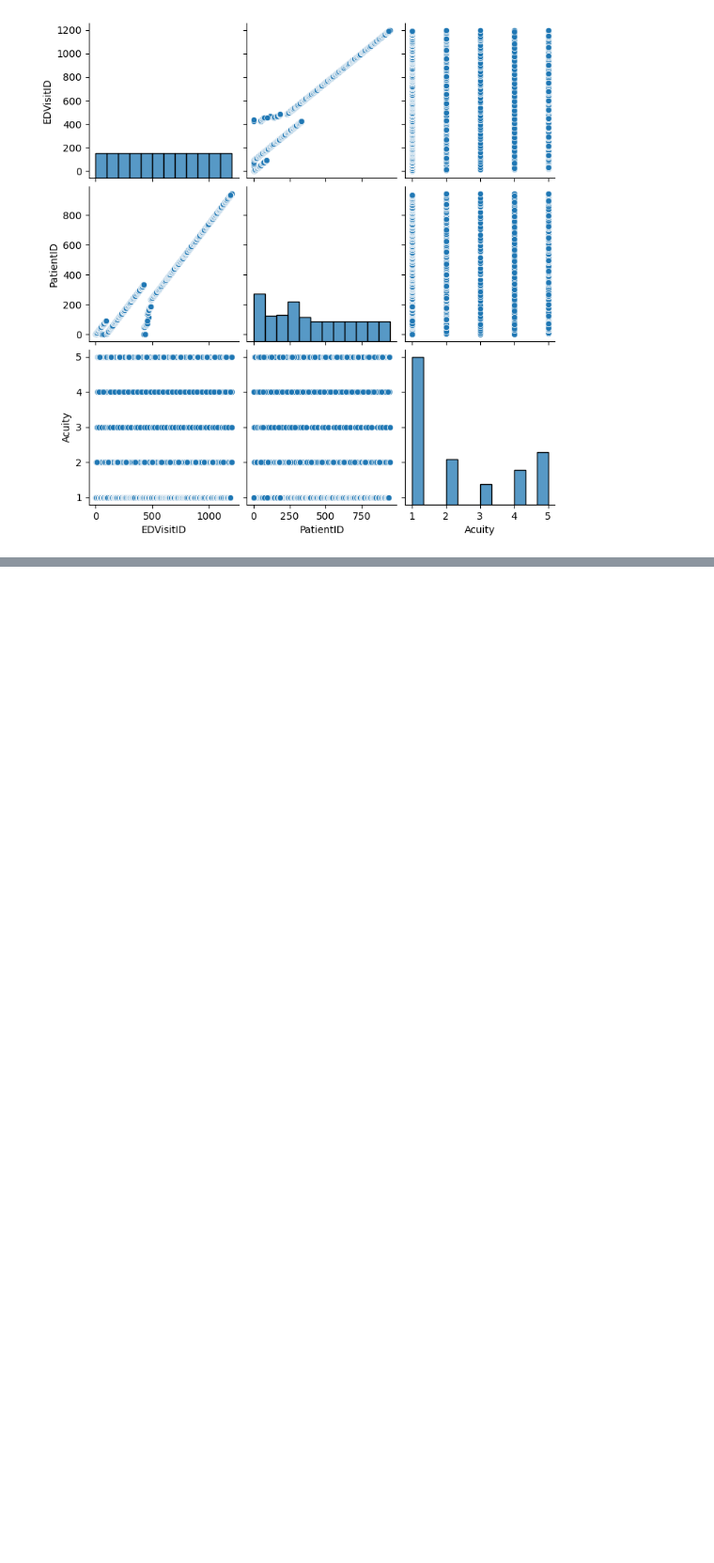
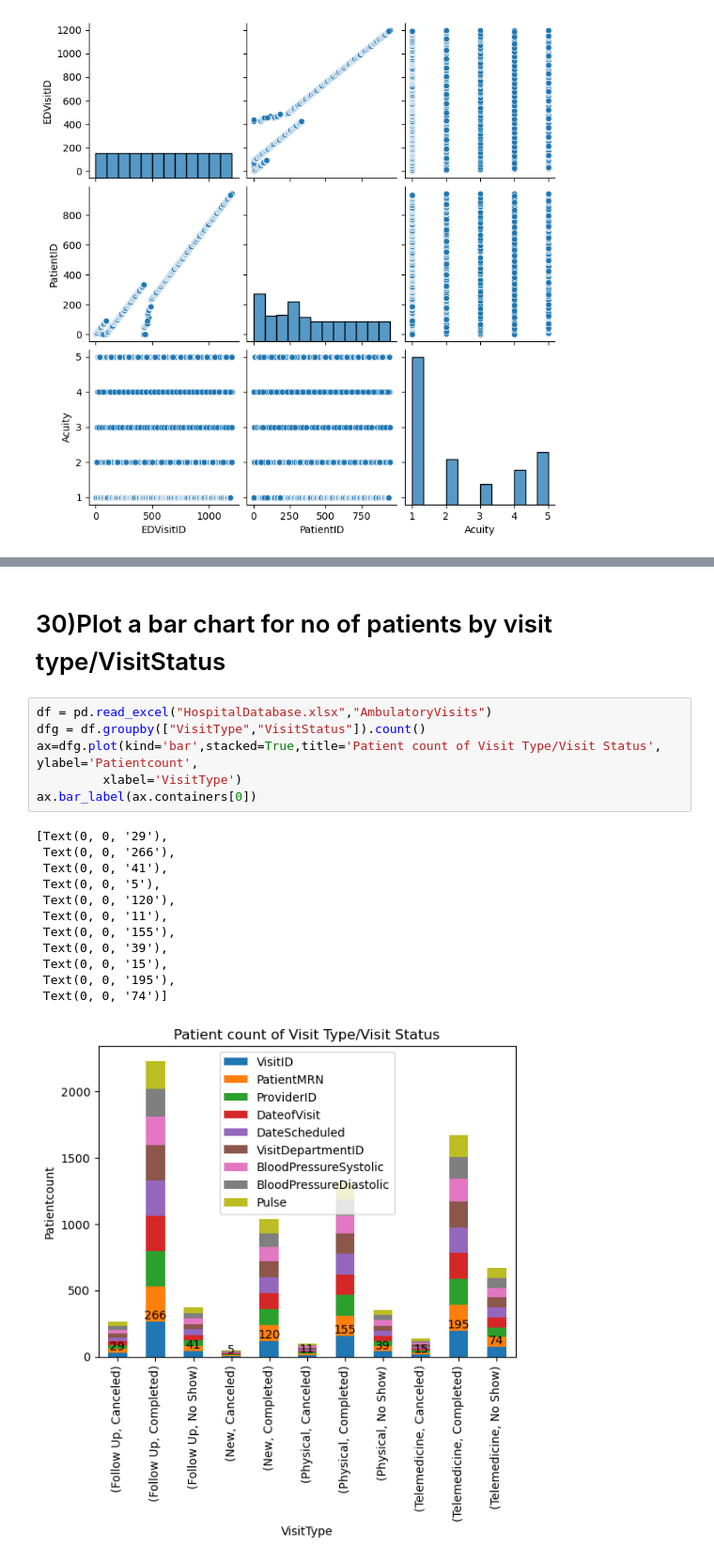
Before and after one commit to fathimadev35/PythonCoders, a Jupyter notebook: PythonCoders-EDA-Notebook.ipynb, the cells around one changed output, grey strips where cells are left out. Shown at 94% size. Drawn from its saved outputs; the diff is of its cells as text; blank space fills up the shorter version.

```diff
--- a/PythonCoders-EDA-Notebook.ipynb
+++ b/PythonCoders-EDA-Notebook.ipynb
@@ -398,0 +466,21 @@ plt.show()
+# %% [markdown]
+# 30)Plot a bar chart for no of patients by visit type/VisitStatus
+# %%
+df = pd.read_excel("HospitalDatabase.xlsx","AmbulatoryVisits")
+dfg = df.groupby(["VisitType","VisitStatus"]).count()
+ax=dfg.plot(kind='bar',stacked=True,title='Patient count of Visit Type/Visit Status', ylabel='Patientcount',
+         xlabel='VisitType')
+ax.bar_label(ax.containers[0])
+# %% [output]
+[Text(0, 0, '29'),
+ Text(0, 0, '266'),
+ Text(0, 0, '41'),
+ Text(0, 0, '5'),
+ Text(0, 0, '120'),
+ Text(0, 0, '11'),
+ Text(0, 0, '155'),
+ Text(0, 0, '39'),
+ Text(0, 0, '15'),
+ Text(0, 0, '195'),
+ Text(0, 0, '74')]
+[figure, added]
```
Also changed, not shown: parts of 6 cells of this notebook.
